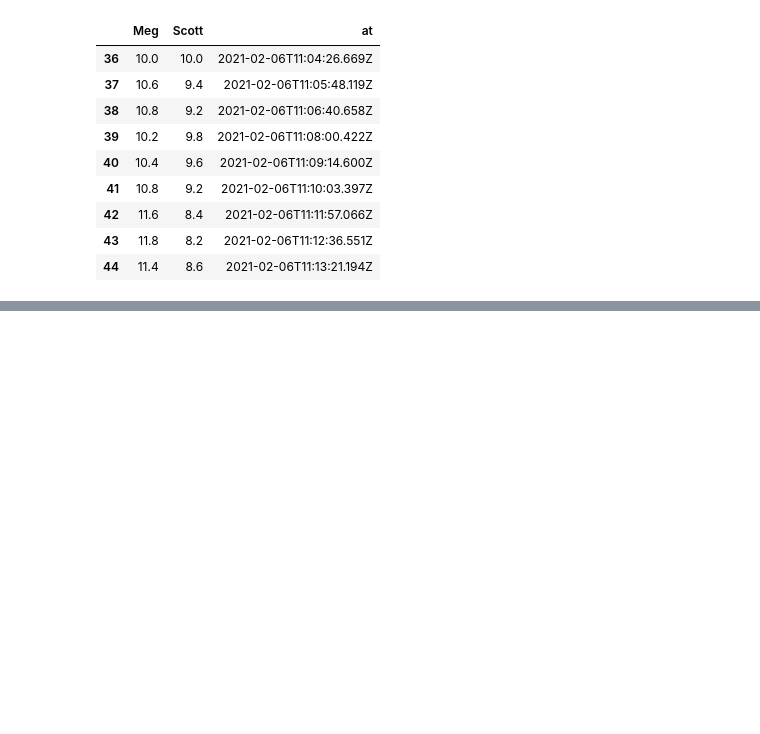
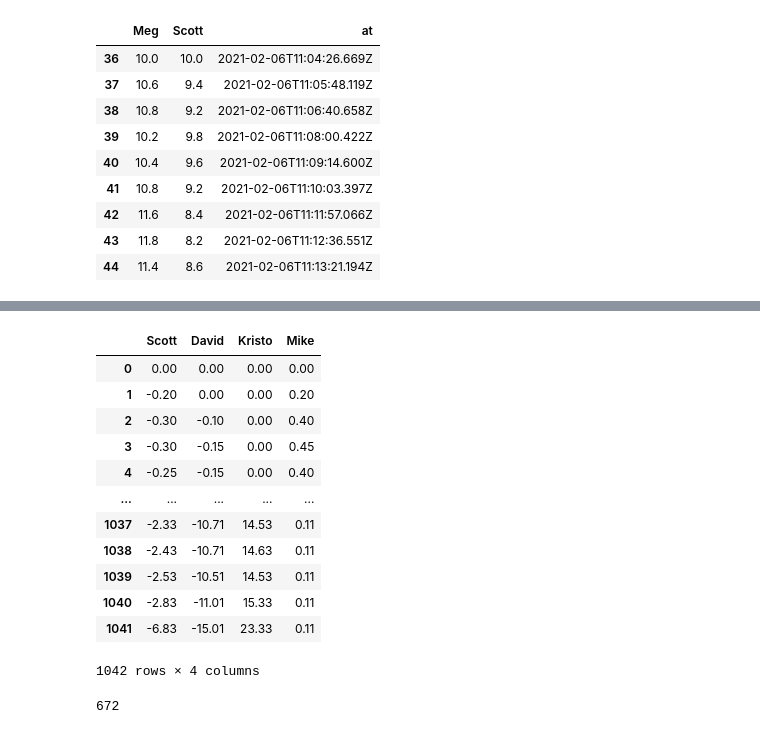
Before and after one commit to ScottVinay/Poker-Parser, a Jupyter notebook: src/Poker_Parser.ipynb, the cells around one changed output, grey strips where cells are left out. Drawn from its saved outputs; the diff is of its cells as text; code cells hidden in the pictures; blank space fills up the shorter version.

```diff
--- a/src/Poker_Parser.ipynb
+++ b/src/Poker_Parser.ipynb
@@ -479,0 +331,32 @@ Name: entry, dtype: bool
+# %%
+import os
+from dateutil.parser import parse as dtparse
+from datetime import datetime
+import pandas as pd
+import parser_script
+
+datalist = os.listdir('../data/sheff_crew')
+datalist = [f for f in datalist if 'data' in f and 'mike' not in f]
+
+datalist = [x[5:-4].replace('_','-') for x in datalist]
+datalist = sorted(datalist, key = lambda x: datetime.strptime(x, '%d-%m-%y'))
+datalist = ['data_'+x.replace('-','_')+'.csv' for x in datalist]
+
+dfall = [pd.read_csv(f'../data/sheff_crew/{x}') for x in datalist]
+
+allnames = [parser_script.get_names(d) for d in dfall]
+
+names = []
+for aln in allnames:
+    names.extend(aln)
+names = list(set(names))
+
+namegroups = [
+    ['Scott','Scottyboi','Dr Scott','Dr. Scott'],
+    ['David','Dr Hurst','Dr. Hurst'],
+    ['Kristo','kris','Kris','Also a DR','Krist'],
+    ['Mike','Michael','Dr. Roche']
+]
+
+df = parser_script.get_lifetime_performance(dfall, namegroups)
+names = [n[0] for n in namegroups]
@@ -479,0 +377,22 @@ Name: entry, dtype: bool
+# %%
+df = dfall.copy()
+# %%
+df
+# %% [output]
+|  | Scott | David | Kristo | Mike |
+| 0 | 0.00 | 0.00 | 0.00 | 0.00 |
+| 1 | -0.20 | 0.00 | 0.00 | 0.20 |
+| 2 | -0.30 | -0.10 | 0.00 | 0.40 |
+| 3 | -0.30 | -0.15 | 0.00 | 0.45 |
+| 4 | -0.25 | -0.15 | 0.00 | 0.40 |
+| ... | ... | ... | ... | ... |
+| 1037 | -2.33 | -10.71 | 14.53 | 0.11 |
+| 1038 | -2.43 | -10.71 | 14.63 | 0.11 |
+| 1039 | -2.53 | -10.51 | 14.53 | 0.11 |
+| 1040 | -2.83 | -11.01 | 15.33 | 0.11 |
+| 1041 | -6.83 | -15.01 | 23.33 | 0.11 |
+1042 rows × 4 columns
+# %%
+len(np.where(np.diff(df['Mike'])!=0)[0])
+# %% [output]
+672
```
Also changed, not shown: parts of 34 cells of this notebook, 1 other file.
